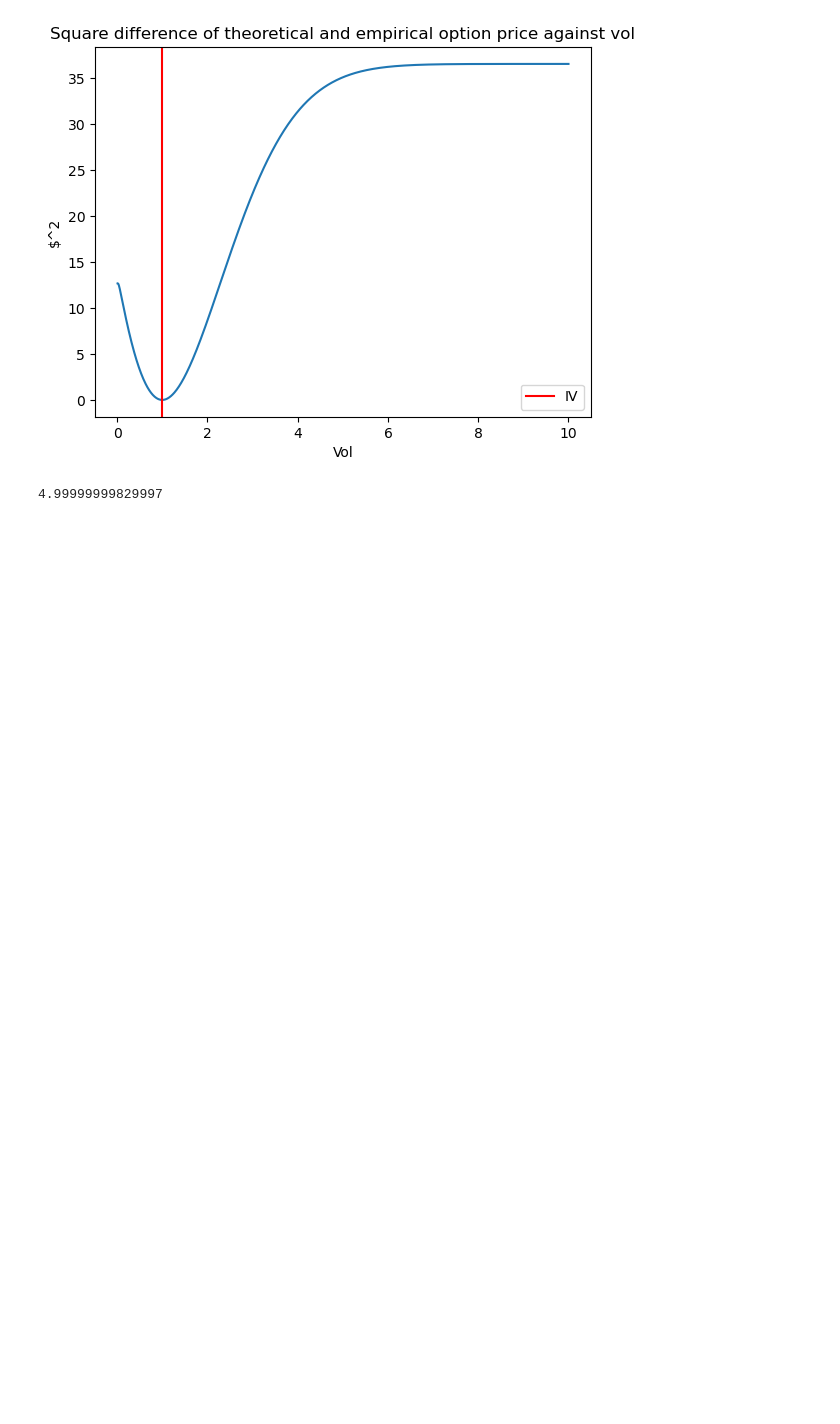
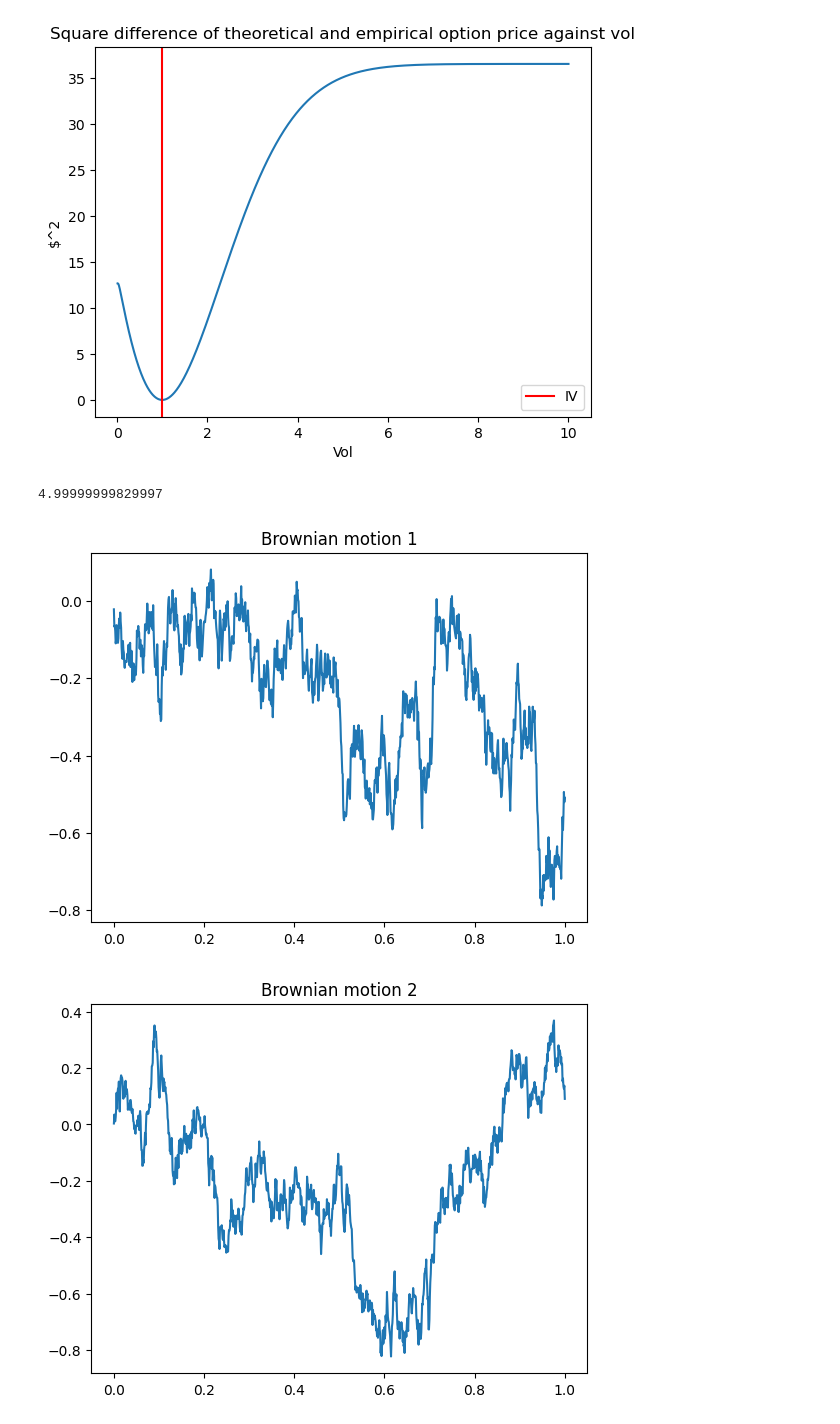
Before and after one commit to jgacton/MATH32200-Undergraduate-Dissertation, a Jupyter notebook: Code/Black-Scholes.ipynb, the cells around one changed output. Saved outputs shown, nothing was run; the diff lists cells and outputs as text; code cells hidden in the pictures; blank space fills up the shorter version.

```diff
--- a/Code/Black-Scholes.ipynb
+++ b/Code/Black-Scholes.ipynb
@@ -144,3 +147,32 @@ V_star = C_pointwise(0,10,1,10,0.04,5)
 print(estimate_IV(0,1,10,10,0.04,V_star))
 # %% [output]
 4.99999999829997
+# %%
+ts = np.linspace(0,1,1000)
+
+Xs = np.random.normal(0,1,1000)
+W = np.cumsum(Xs)/np.sqrt(1000)
+plt.plot(ts,W)
+plt.title("Brownian motion 1")
+plt.show()
+
+Xs = np.random.normal(0,1,1000)
+W = np.cumsum(Xs)/np.sqrt(1000)
+plt.plot(ts,W)
+plt.title("Brownian motion 2")
+plt.show()
+
+Xs = np.random.normal(0,1,1000)
+W = np.cumsum(Xs)/np.sqrt(1000) + -3*ts
+plt.plot(ts,W)
+plt.title("Brownian motion with drift mu=-3")
+plt.show()
+
+Xs = np.random.normal(0,1,1000)
+W = np.cumsum(Xs)/np.sqrt(1000) + 30*ts
+plt.plot(ts,W)
+plt.title("Brownian motion with drift mu=30")
+plt.show()
+# %% [output]
+[figure, added]
+[figure, added]
```
Also changed, not shown: parts of 2 cells of this notebook, 1 other file.
